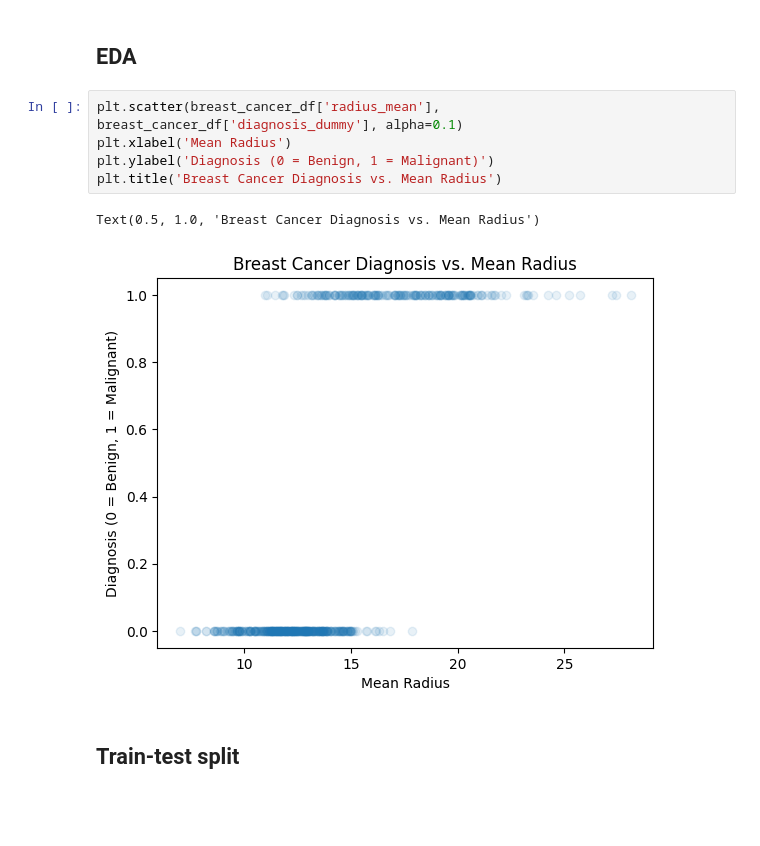
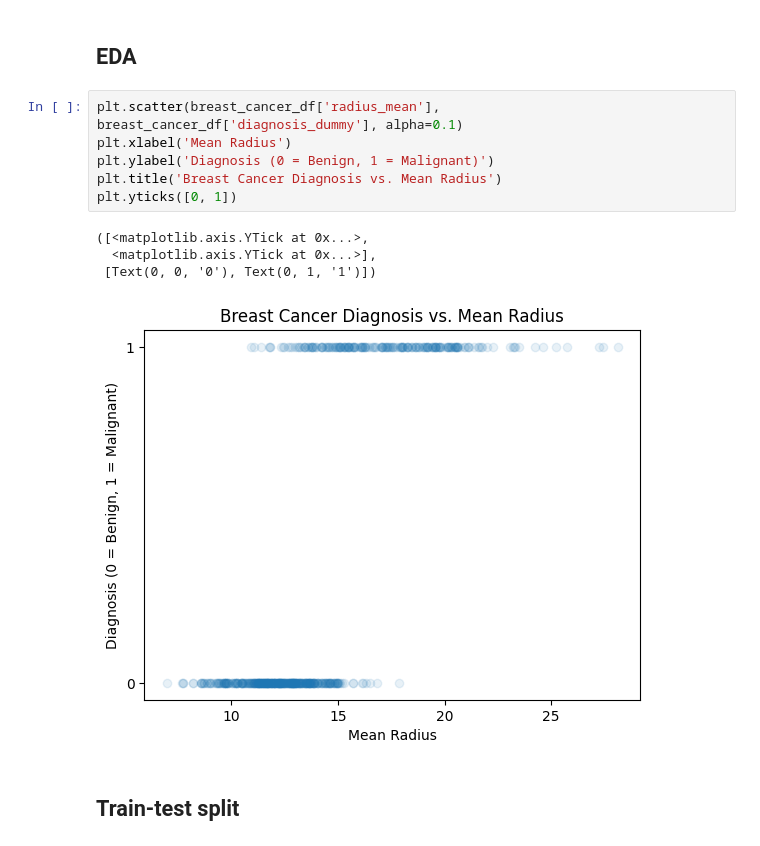
Before and after one commit to BenjaminLHR/MA4270-Proj, a Jupyter notebook: code_v2.ipynb, the cells around one changed output. Saved outputs shown, nothing was run; the diff lists cells and outputs as text; blank space fills up the shorter version.

```diff
--- a/code_v2.ipynb
+++ b/code_v2.ipynb
@@ -17,11 +33,14 @@ breast_cancer_df['intercept'] = 1
 # %%
 plt.scatter(breast_cancer_df['radius_mean'], breast_cancer_df['diagnosis_dummy'], alpha=0.1)
 plt.xlabel('Mean Radius')
 plt.ylabel('Diagnosis (0 = Benign, 1 = Malignant)')
 plt.title('Breast Cancer Diagnosis vs. Mean Radius')
+plt.yticks([0, 1])
 # %% [output]
-Text(0.5, 1.0, 'Breast Cancer Diagnosis vs. Mean Radius')
+([<matplotlib.axis.YTick at 0x...>,
+  <matplotlib.axis.YTick at 0x...>],
+ [Text(0, 0, '0'), Text(0, 1, '1')])
-[figure, old version]
+[figure, new version]
 # %% [markdown]
 ## Train-test split
 # %%
```
Also changed, not shown: parts of 15 cells of this notebook.
